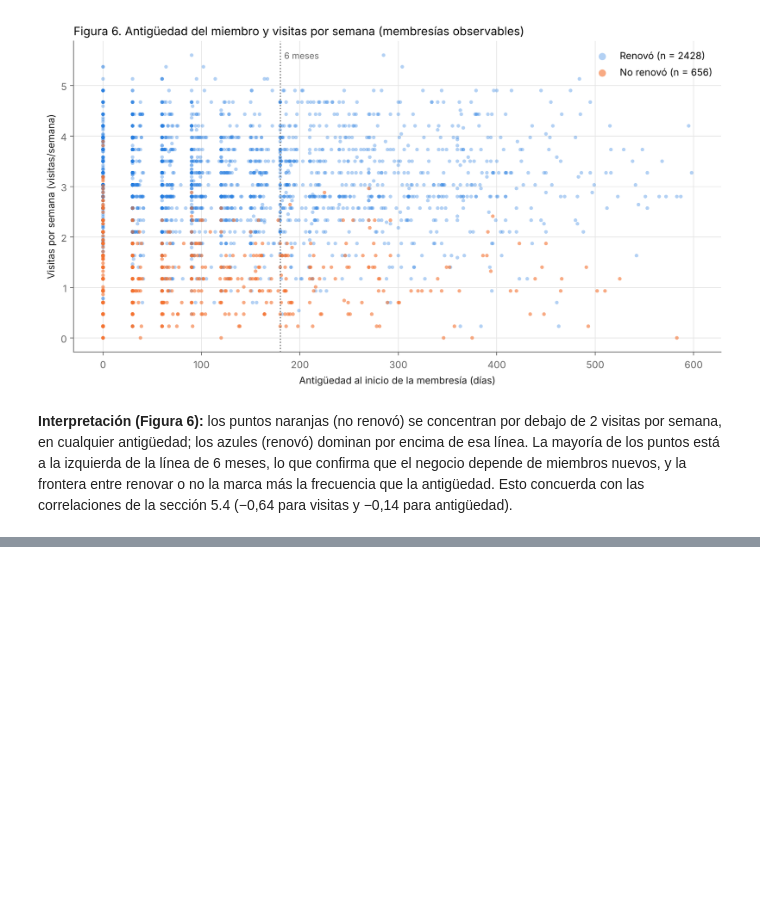
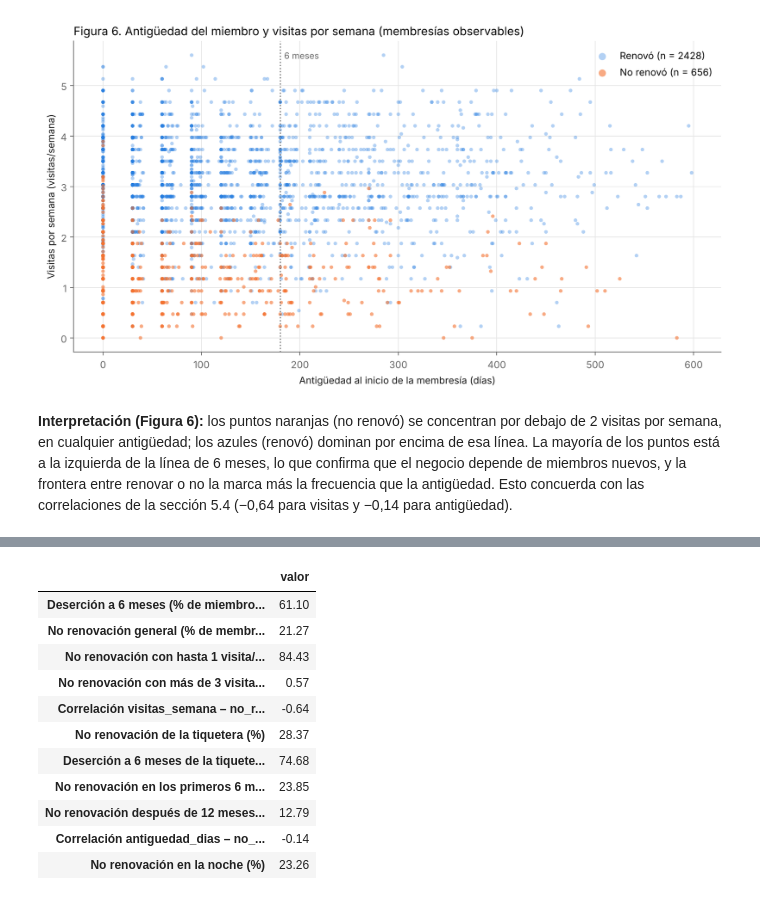
Before and after one commit to juanmejia017/PandasZonafitevolution, a Jupyter notebook: notebooks/analytical_report.ipynb, the cells around one changed output, grey strips where cells are left out. Drawn from its saved outputs; the diff is of its cells as text; code cells hidden in the pictures; blank space fills up the shorter version.

```diff
--- a/notebooks/analytical_report.ipynb
+++ b/notebooks/analytical_report.ipynb
@@ -859,0 +860,29 @@ plt.show()
+# %%
+# Resumen de las cifras que sustentan la respuesta (todas calculadas en las secciones 4 y 5)
+resumen_hallazgos = pd.Series({
+    "Deserción a 6 meses (% de miembros evaluables)": evaluables["desertor_6m"].mean() * 100,
+    "No renovación general (% de membresías observables)": observables["no_renovo"].mean() * 100,
+    "No renovación con hasta 1 visita/semana (%)": frecuencia_desercion.loc["hasta 1", "tasa_no_renovacion"],
+    "No renovación con más de 3 visitas/semana (%)": frecuencia_desercion.loc["más de 3", "tasa_no_renovacion"],
+    "Correlación visitas_semana – no_renovo": correlacion.loc["visitas_semana", "no_renovo"],
+    "No renovación de la tiquetera (%)": plan_tipo.loc["Tiquetera", "tasa_no_renovacion"],
+    "Deserción a 6 meses de la tiquetera (%)": plan_tipo.loc["Tiquetera", "tasa_desercion_6m"],
+    "No renovación en los primeros 6 meses (%)": antiguedad_desercion.loc["0 a 6 meses", "tasa_no_renovacion"],
+    "No renovación después de 12 meses (%)": antiguedad_desercion.loc["más de 12 meses", "tasa_no_renovacion"],
+    "Correlación antiguedad_dias – no_renovo": correlacion.loc["antiguedad_dias", "no_renovo"],
+    "No renovación en la noche (%)": franja_desercion.loc["noche", "tasa_no_renovacion"],
+}).round(2)
+resumen_hallazgos.to_frame("valor")
+# %% [output]
+|  | valor |
+| Deserción a 6 meses (% de miembro... | 61.10 |
+| No renovación general (% de membr... | 21.27 |
+| No renovación con hasta 1 visita/... | 84.43 |
+| No renovación con más de 3 visita... | 0.57 |
+| Correlación visitas_semana – no_r... | -0.64 |
+| No renovación de la tiquetera (%) | 28.37 |
+| Deserción a 6 meses de la tiquete... | 74.68 |
+| No renovación en los primeros 6 m... | 23.85 |
+| No renovación después de 12 meses... | 12.79 |
+| Correlación antiguedad_dias – no_... | -0.14 |
+| No renovación en la noche (%) | 23.26 |
```
Also changed, not shown: parts of 3 cells of this notebook, 3 other files.
